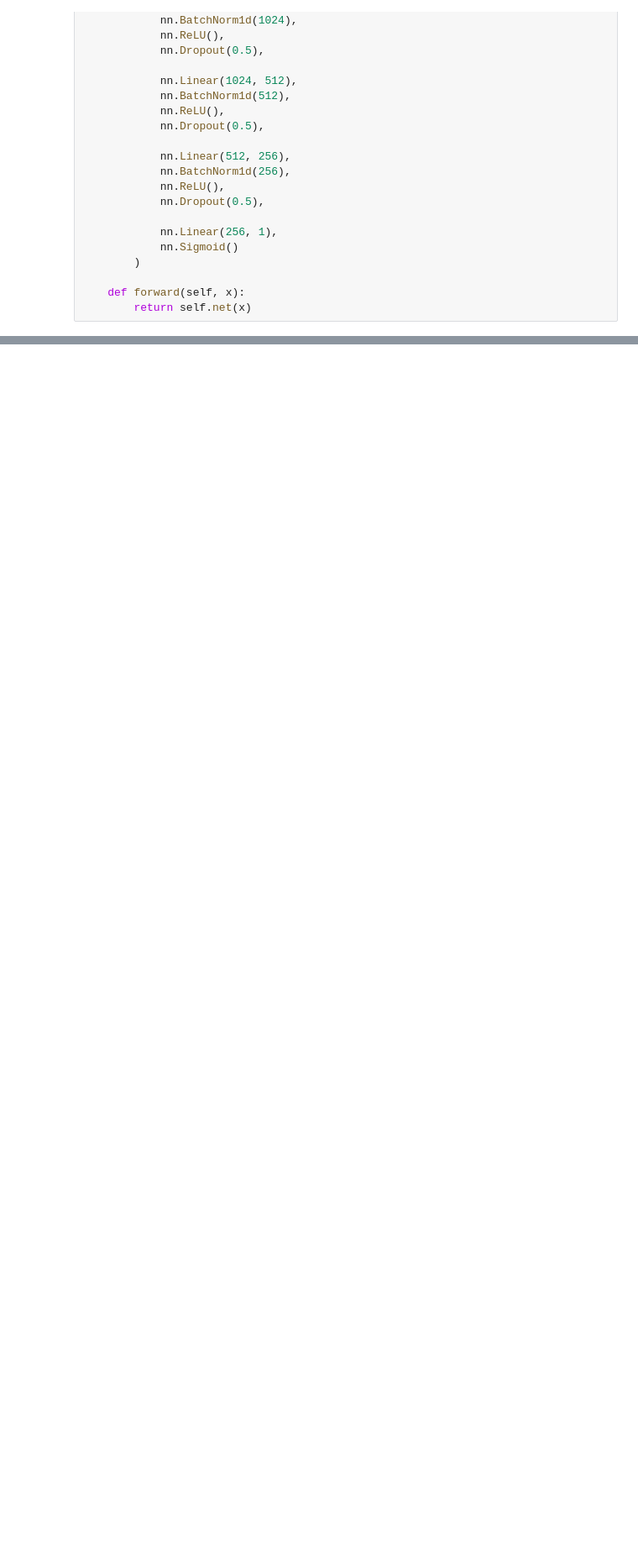
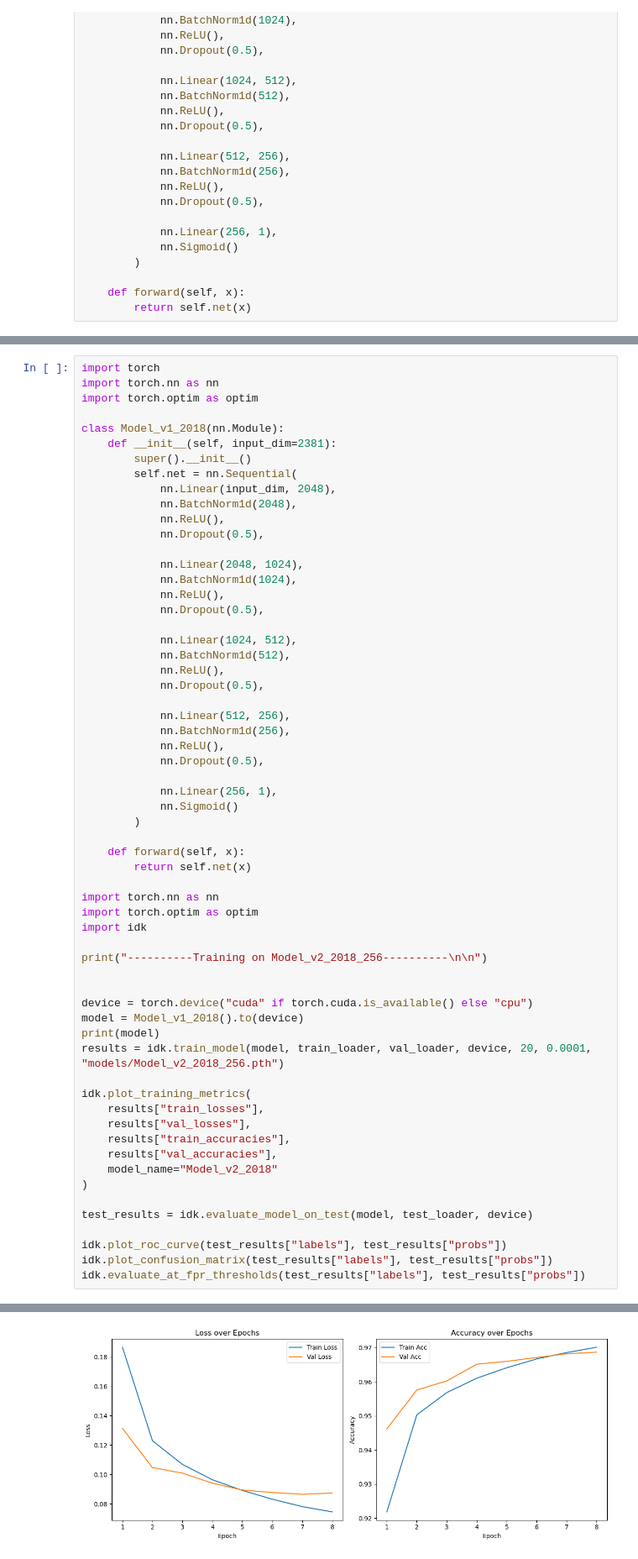
Before and after one commit to AlisaUrsu/SentinelExec_Models, a Jupyter notebook: 2018_dataset.ipynb, the cells around one changed output, grey strips where cells are left out. Shown at 84% size. Drawn from its saved outputs; the diff is of its cells as text; blank space fills up the shorter version.

```diff
--- a/2018_dataset.ipynb
+++ b/2018_dataset.ipynb
@@ -457,0 +558,62 @@ Detection Rate (TPR): 61.5240%
+# %%
+import torch
+import torch.nn as nn
+import torch.optim as optim
+
+class Model_v1_2018(nn.Module):
+    def __init__(self, input_dim=2381):
+        super().__init__()
+        self.net = nn.Sequential(
+            nn.Linear(input_dim, 2048),
+            nn.BatchNorm1d(2048),
+            nn.ReLU(),
+            nn.Dropout(0.5),
+
+            nn.Linear(2048, 1024),
+            nn.BatchNorm1d(1024),
+            nn.ReLU(),
+            nn.Dropout(0.5),
+
+            nn.Linear(1024, 512),
+            nn.BatchNorm1d(512),
+            nn.ReLU(),
+            nn.Dropout(0.5),
+
+            nn.Linear(512, 256),
+            nn.BatchNorm1d(256),
+            nn.ReLU(),
+            nn.Dropout(0.5),
+
+            nn.Linear(256, 1),
+            nn.Sigmoid()
+        )
+
+    def forward(self, x):
+        return self.net(x)
+
+import torch.nn as nn
+import torch.optim as optim
+import idk
+
+print("----------Training on Model_v2_2018_256----------\n\n")
+
+
+device = torch.device("cuda" if torch.cuda.is_available() else "cpu")
+model = Model_v1_2018().to(device)
+print(model)
+results = idk.train_model(model, train_loader, val_loader, device, 20, 0.0001, "models/Model_v2_2018_256.pth")
+
+idk.plot_training_metrics(
+    results["train_losses"],
+    results["val_losses"],
+    results["train_accuracies"],
+    results["val_accuracies"],
+    model_name="Model_v2_2018"
+)
+
+test_results = idk.evaluate_model_on_test(model, test_loader, device)
+
+idk.plot_roc_curve(test_results["labels"], test_results["probs"])
+idk.plot_confusion_matrix(test_results["labels"], test_results["probs"])
+idk.evaluate_at_fpr_thresholds(test_results["labels"], test_results["probs"])
+# %% [output]
@@ -457,0 +637 @@ Detection Rate (TPR): 61.5240%
+[figure, added]
```
Also changed, not shown: parts of 3 cells of this notebook, 30 other files.
